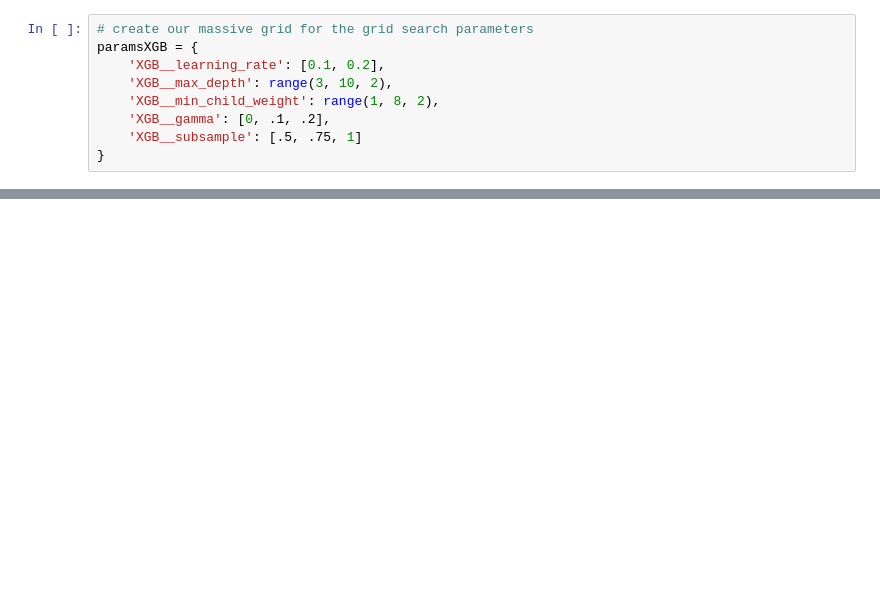
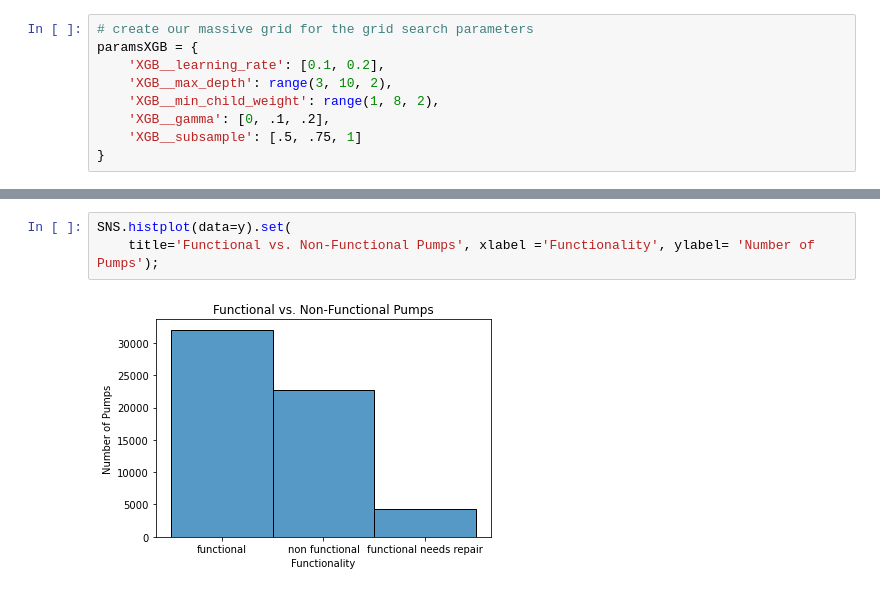
Before and after one commit to learn-co-curriculum/dsc-phase-3-project-v2-3, a Jupyter notebook: modeling_notebook.ipynb, the cells around one changed output, grey strips where cells are left out. Drawn from its saved outputs; the diff is of its cells as text; blank space fills up the shorter version.

```diff
--- a/modeling_notebook.ipynb
+++ b/modeling_notebook.ipynb
@@ -575,0 +1008,5 @@ y_train.shape
+# %%
+SNS.histplot(data=y).set(
+    title='Functional vs. Non-Functional Pumps', xlabel ='Functionality', ylabel= 'Number of Pumps');
+# %% [output]
+[figure, added]
```
Also changed, not shown: parts of 89 cells of this notebook, 1 other file.
